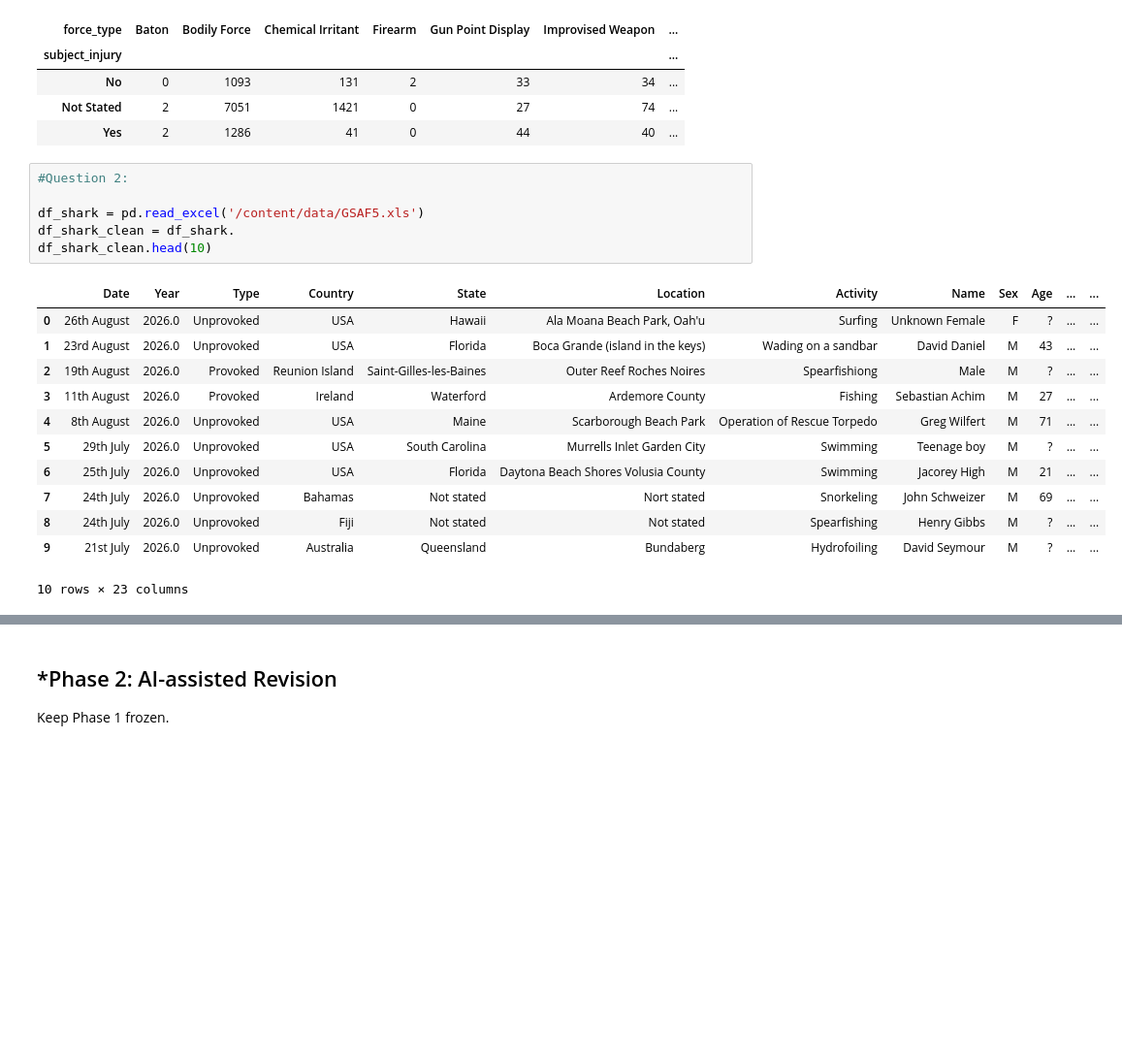
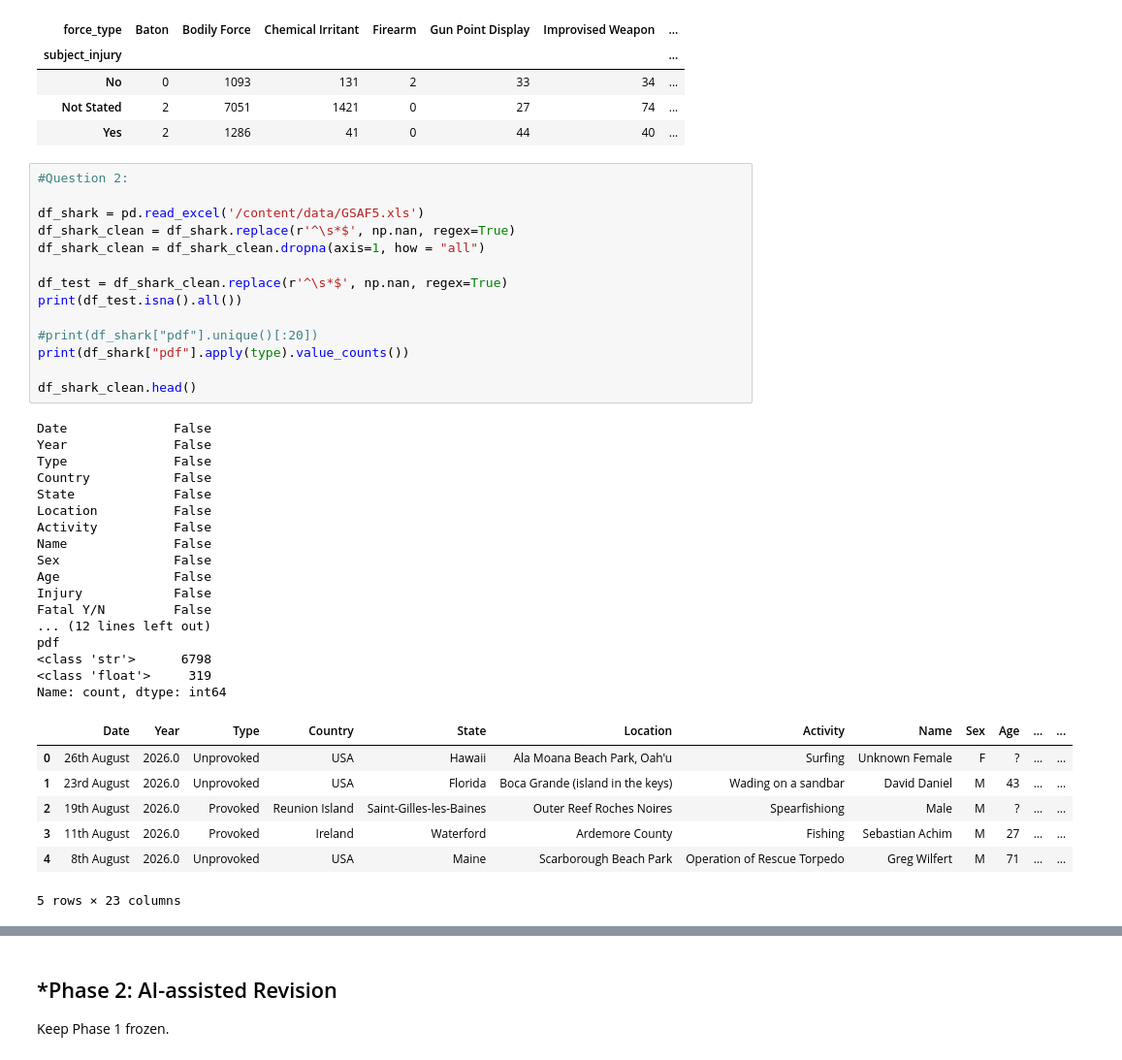
Before and after one commit to willhk10-uva/A01-data-wrangling, a Jupyter notebook: notebook.ipynb, the cells around one changed output, grey strips where cells are left out. Shown at 97% size. Cells and saved outputs as stored; diff of their text form; blank space fills up the shorter version.

```diff
--- a/notebook.ipynb
+++ b/notebook.ipynb
@@ -144,19 +144,39 @@ Name: count, dtype: int64
 # %%
 #Question 2:
 
 df_shark = pd.read_excel('/content/data/GSAF5.xls')
-df_shark_clean = df_shark.
-df_shark_clean.head(10)
+df_shark_clean = df_shark.replace(r'^\s*$', np.nan, regex=True)
+df_shark_clean = df_shark_clean.dropna(axis=1, how = "all")
+
+df_test = df_shark_clean.replace(r'^\s*$', np.nan, regex=True)
+print(df_test.isna().all())
+
+#print(df_shark["pdf"].unique()[:20])
+print(df_shark["pdf"].apply(type).value_counts())
+
+df_shark_clean.head()
 # %% [output]
+Date              False
+Year              False
+Type              False
+Country           False
+State             False
+Location          False
+Activity          False
+Name              False
+Sex               False
+Age               False
+Injury            False
+Fatal Y/N         False
+... (12 lines left out)
+pdf
+<class 'str'>      6798
+<class 'float'>     319
+Name: count, dtype: int64
 |  | Date | Year | Type | Country | State | Location | Activity | Name | Sex | Age | ... | ... |
 | 0 | 26th August | 2026.0 | Unprovoked | USA | Hawaii | Ala Moana Beach Park, Oah'u | Surfing | Unknown Female | F | ? | ... | ... |
 | 1 | 23rd August | 2026.0 | Unprovoked | USA | Florida | Boca Grande (island in the keys) | Wading on a sandbar | David Daniel | M | 43 | ... | ... |
 | 2 | 19th August | 2026.0 | Provoked | Reunion Island | Saint-Gilles-les-Baines | Outer Reef Roches Noires | Spearfishiong | Male | M | ? | ... | ... |
 | 3 | 11th August | 2026.0 | Provoked | Ireland | Waterford | Ardemore County | Fishing | Sebastian Achim | M | 27 | ... | ... |
 | 4 | 8th August | 2026.0 | Unprovoked | USA | Maine | Scarborough Beach Park | Operation of Rescue Torpedo | Greg Wilfert | M | 71 | ... | ... |
-| 5 | 29th July | 2026.0 | Unprovoked | USA | South Carolina | Murrells Inlet Garden City | Swimming | Teenage boy | M | ? | ... | ... |
-| 6 | 25th July | 2026.0 | Unprovoked | USA | Florida | Daytona Beach Shores Volusia County | Swimming | Jacorey High | M | 21 | ... | ... |
-| 7 | 24th July | 2026.0 | Unprovoked | Bahamas | Not stated | Nort stated | Snorkeling | John Schweizer | M | 69 | ... | ... |
-| 8 | 24th July | 2026.0 | Unprovoked | Fiji | Not stated | Not stated | Spearfishing | Henry Gibbs | M | ? | ... | ... |
-| 9 | 21st July | 2026.0 | Unprovoked | Australia | Queensland | Bundaberg | Hydrofoiling | David Seymour | M | ? | ... | ... |
-10 rows × 23 columns
+5 rows × 23 columns
```
Also changed, not shown: parts of 1 cell of this notebook.
